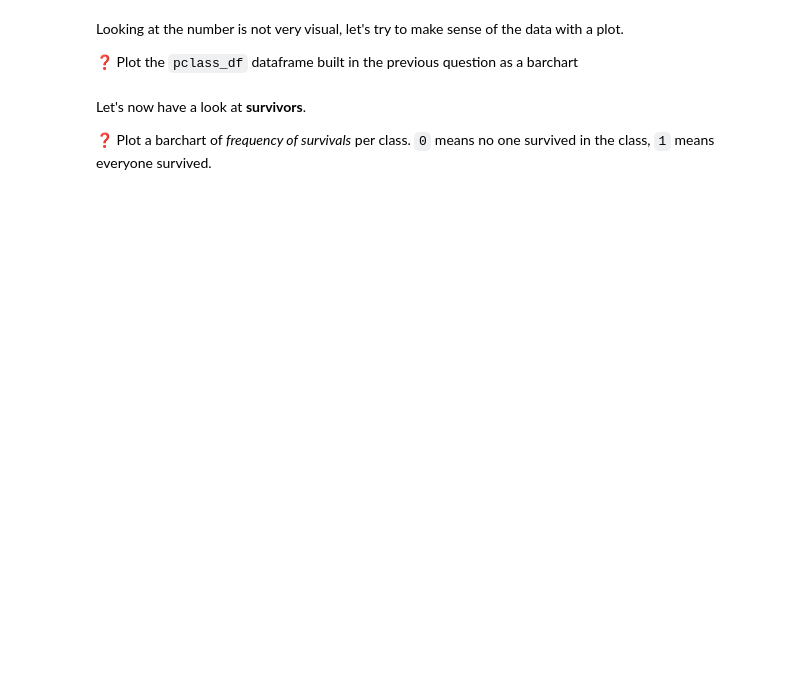
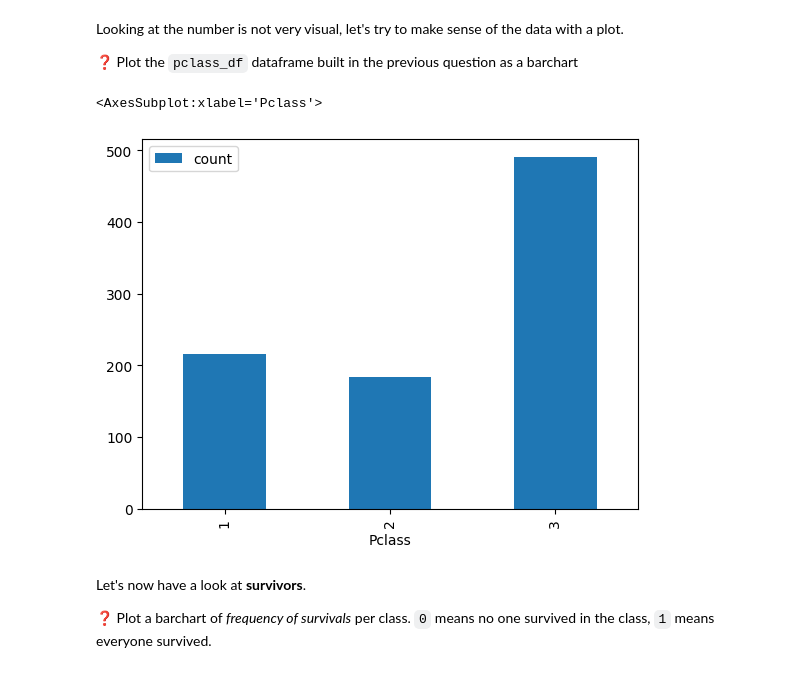
Before and after one commit to tanushrin/data-titanic_disaster, a Jupyter notebook: titanic_disaster.ipynb, the cells around one changed output. Drawn from its saved outputs; the diff is of its cells as text; code cells hidden in the pictures; blank space fills up the shorter version.

Commit message:
Titanic disaster analysis done.

```diff
--- a/titanic_disaster.ipynb
+++ b/titanic_disaster.ipynb
@@ -19,0 +22,6 @@ the csv file is available at this url: https://wagon-public-datasets.s3.amazonaw
+# %%
+# YOUR CODE HERE
+file = "ML_Titanic_dataset.csv"
+titanic_df = pd.read_csv(file)
+#titanic_df.head(5)
+titanic_df
@@ -31,0 +90,3 @@ It seems that the `Cabin` information is missing in 687 rows. Pretty normal cons
+# %%
+titanic_df.drop(columns=['Cabin'], inplace = True)
+titanic_df
@@ -39,0 +129,4 @@ Let's have a look at the ticket divide.
+# %%
+# YOUR CODE HERE
+pclass_df = titanic_df.groupby('Pclass').count()['PassengerId'].to_frame(name='count')
+pclass_df
@@ -43,6 +142,10 @@ Looking at the number is not very visual, let's try to make sense of the data wi
 ❓ Plot the `pclass_df` dataframe built in the previous question as a barchart
 # %%
 # YOUR CODE HERE
+pclass_df.plot(kind='bar')
+# %% [output]
+<AxesSubplot:xlabel='Pclass'>
+[figure, added]
 # %% [markdown]
 Let's now have a look at **survivors**.
 
```
Also changed, not shown: parts of 27 cells of this notebook.
